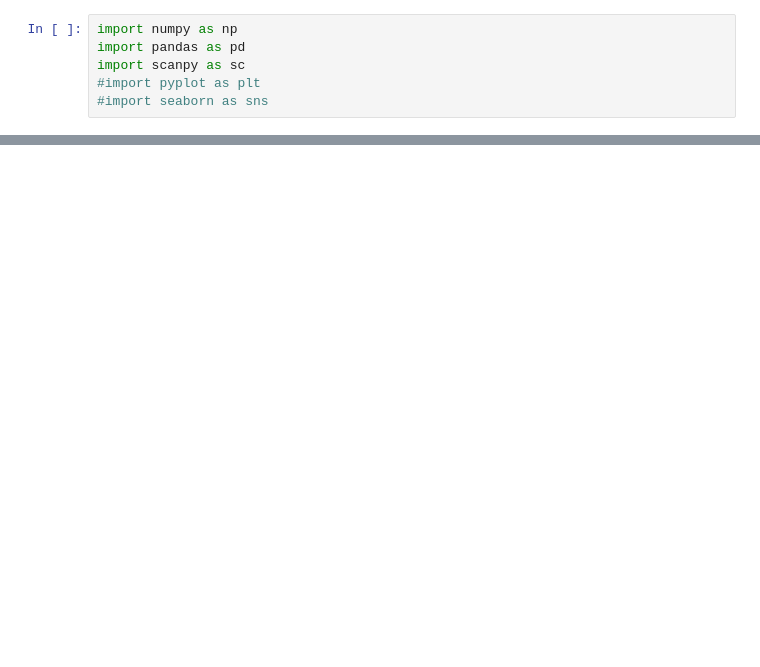
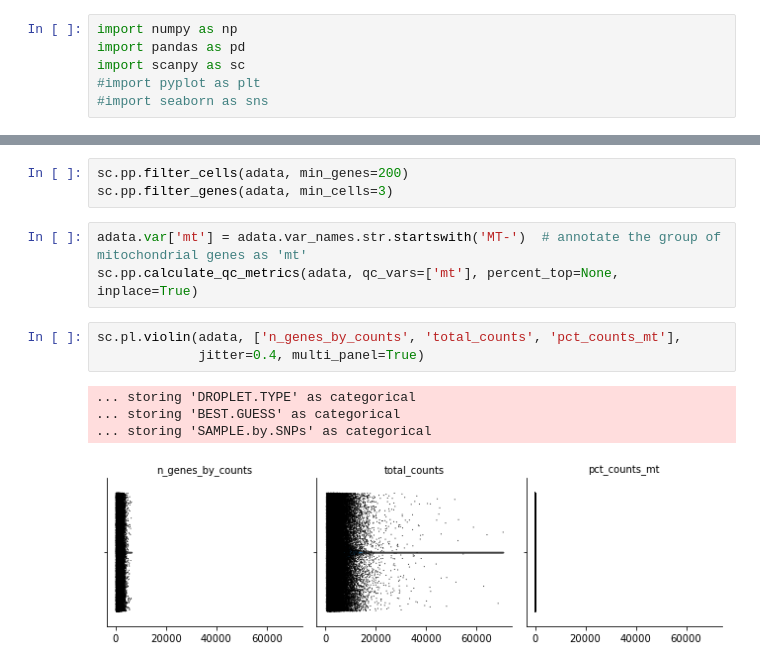
Before and after one commit to callamartyn/icbi_hack_team5, a Jupyter notebook: team5_celltypeID.ipynb, the cells around one changed output, grey strips where cells are left out. Cells and saved outputs as stored; diff of their text form; blank space fills up the shorter version.

```diff
--- a/team5_celltypeID.ipynb
+++ b/team5_celltypeID.ipynb
@@ -45,0 +43,14 @@ adata.obs
+# %%
+sc.pp.filter_cells(adata, min_genes=200)
+sc.pp.filter_genes(adata, min_cells=3)
+# %%
+adata.var['mt'] = adata.var_names.str.startswith('MT-')  # annotate the group of mitochondrial genes as 'mt'
+sc.pp.calculate_qc_metrics(adata, qc_vars=['mt'], percent_top=None,  inplace=True)
+# %%
+sc.pl.violin(adata, ['n_genes_by_counts', 'total_counts', 'pct_counts_mt'],
+             jitter=0.4, multi_panel=True)
+# %% [output]
+... storing 'DROPLET.TYPE' as categorical
+... storing 'BEST.GUESS' as categorical
+... storing 'SAMPLE.by.SNPs' as categorical
+[figure, added]
```
Also changed, not shown: parts of 32 cells of this notebook.
